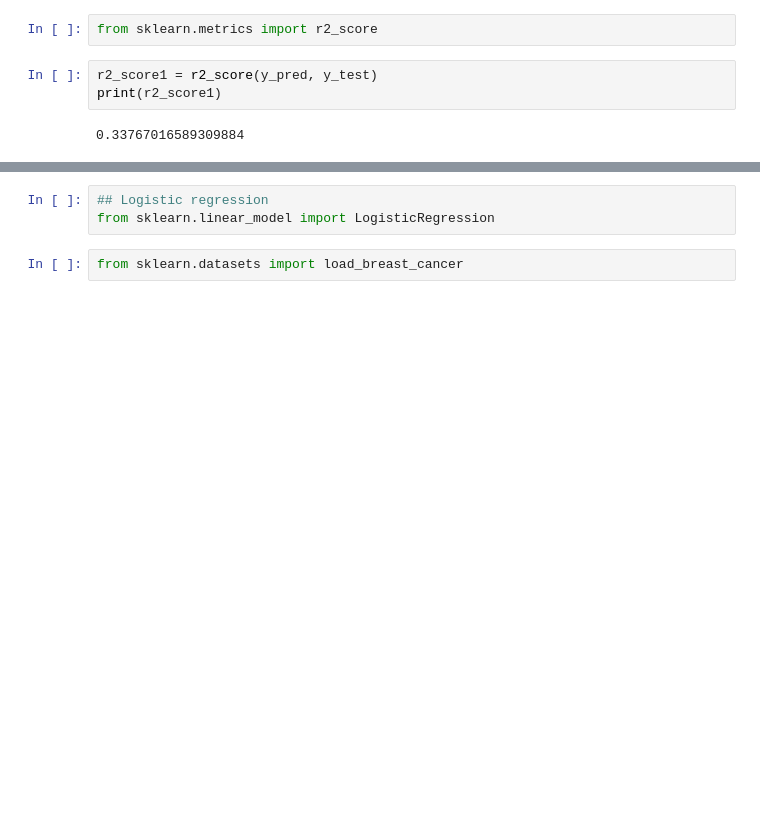
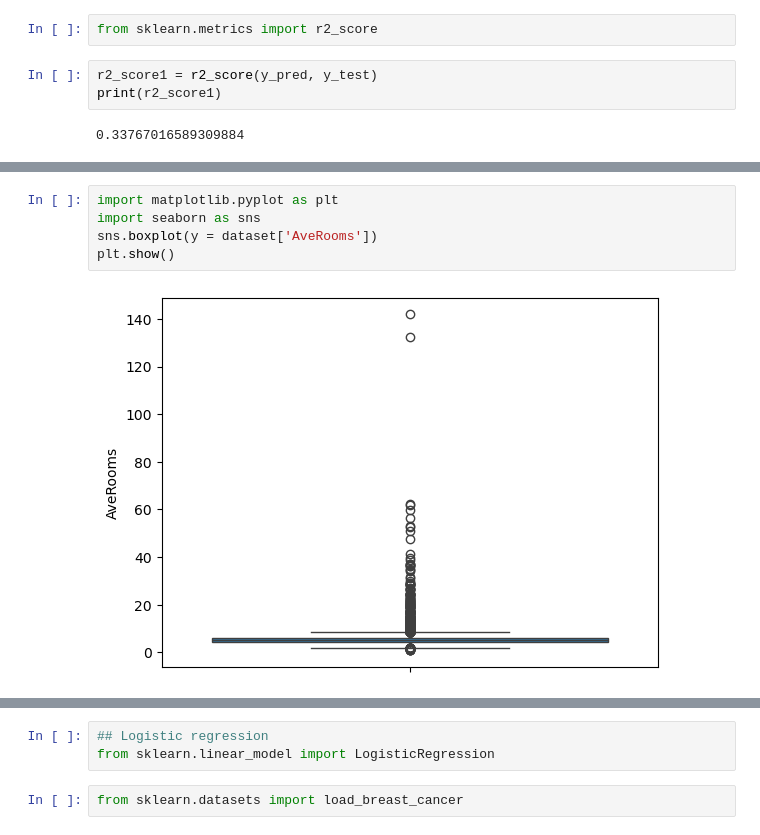
Before and after one commit to hcorbat1/Machine-Learning-Enhancement, a Jupyter notebook: ML preactice on linear & logistic regressions.ipynb, the cells around one changed output, grey strips where cells are left out. Cells and saved outputs as stored; diff of their text form; blank space fills up the shorter version.

```diff
--- a/ML preactice on linear & logistic regressions.ipynb
+++ b/ML preactice on linear & logistic regressions.ipynb
@@ -238,0 +283,7 @@ print(r2_score1)
+# %%
+import matplotlib.pyplot as plt
+import seaborn as sns
+sns.boxplot(y = dataset['AveRooms'])
+plt.show()
+# %% [output]
+[figure, added]
```
Also changed, not shown: parts of 7 cells of this notebook.
